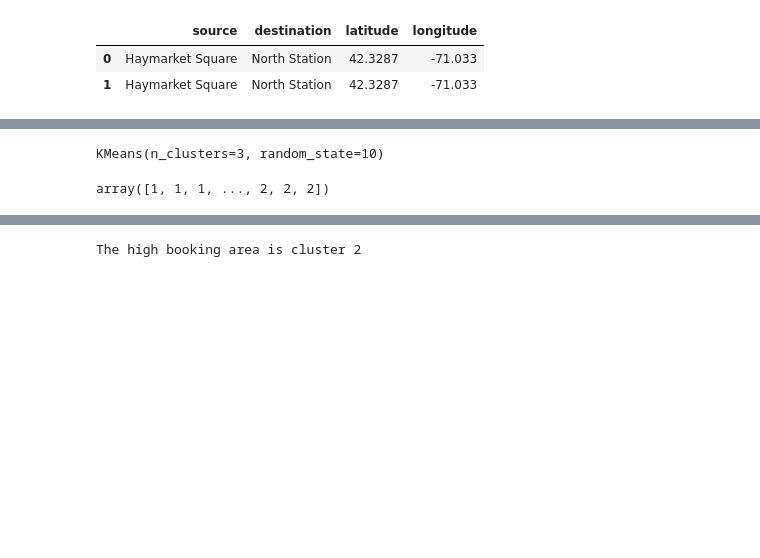
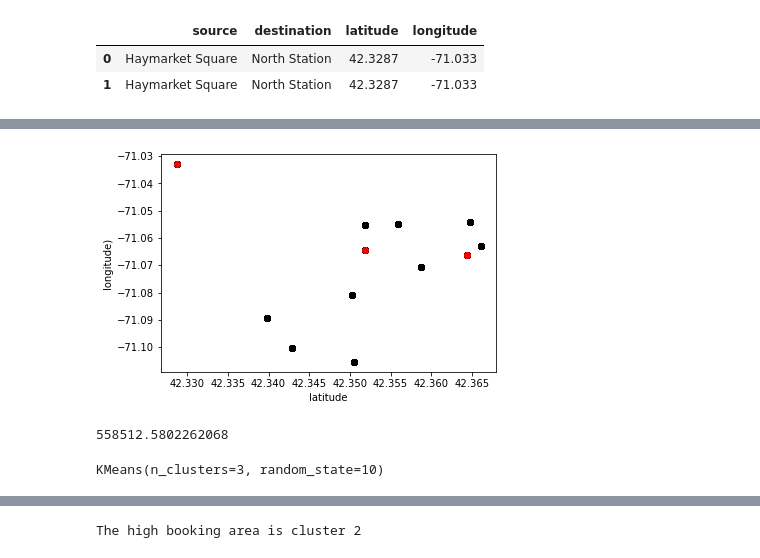
Before and after one commit to AP-2123/taxi-price-pred, a Jupyter notebook: taxi-price-pred.ipynb, the cells around one changed output, grey strips where cells are left out. Drawn from its saved outputs; the diff is of its cells as text; code cells hidden in the pictures; blank space fills up the shorter version.

```diff
--- a/taxi-price-pred.ipynb
+++ b/taxi-price-pred.ipynb
@@ -626,0 +663,17 @@ df_enc.head(2)
+# %%
+#number of clusters
+K=3
+
+# Select random observation as centroids
+Centroids = (df_encoded.sample(n=K))
+plt.scatter(df_encoded["latitude"],df_encoded["longitude"],c='black')
+plt.scatter(Centroids["latitude"],Centroids["longitude"],c='red')
+plt.xlabel('latitude')
+plt.ylabel('longitude)')
+plt.show()
+# %% [output]
+[figure, added]
+# %%
+kmeans.inertia_
+# %% [output]
+558512.5802262068
@@ -634,9 +690,6 @@ KMeans(n_clusters=3, random_state=10)
 # %%
 # Get the cluster labels
 cluster_labels = kmeans.labels_
-cluster_labels
-# %% [output]
-array([1, 1, 1, ..., 2, 2, 2])
 # %%
 kmeans.cluster_centers_
 # %% [output]
```
Also changed, not shown: parts of 25 cells of this notebook.
